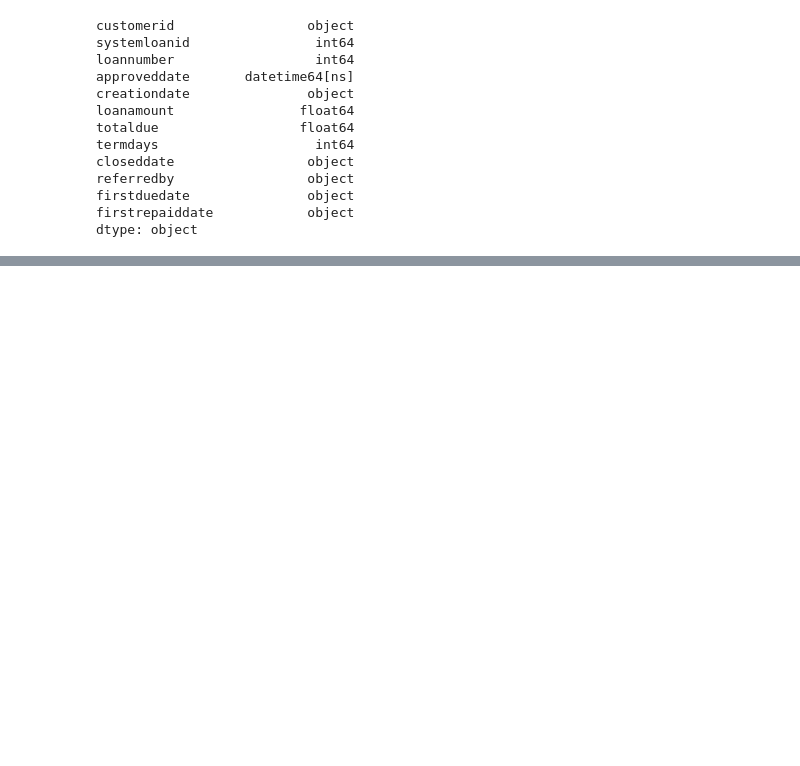
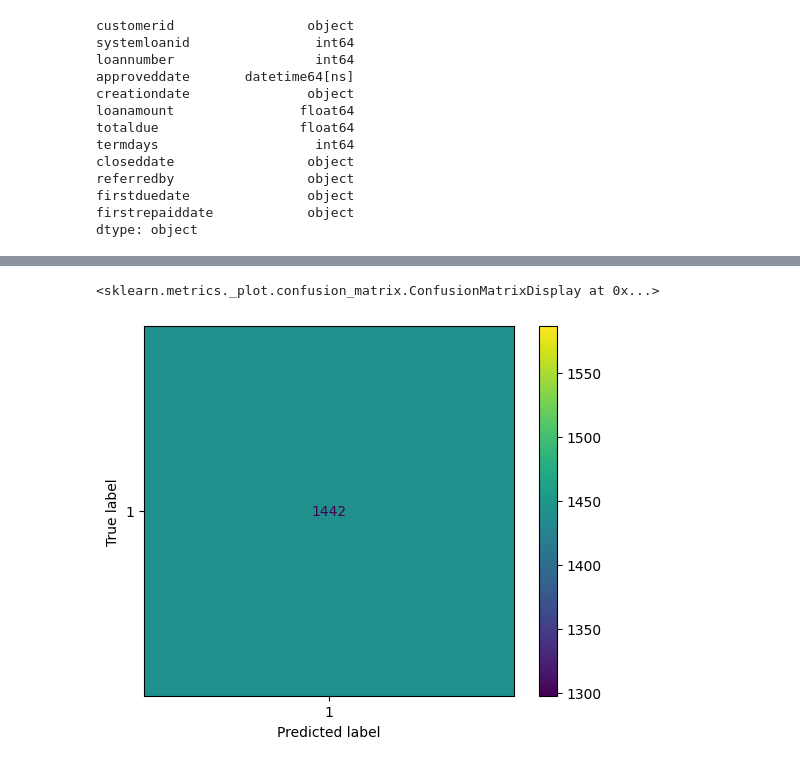
Before and after one commit to Refactory-Capstone-Project/Loan-default-prediction-challenge-, a Jupyter notebook: LoanPredictionSubmission.ipynb, the cells around one changed output, grey strips where cells are left out. Drawn from its saved outputs; the diff is of its cells as text; code cells hidden in the pictures; blank space fills up the shorter version.

```diff
--- a/LoanPredictionSubmission.ipynb
+++ b/LoanPredictionSubmission.ipynb
@@ -368,3 +360,9 @@ referredby                 object
 firstduedate               object
 firstrepaiddate            object
 dtype: object
+# %%
+train_prevloans['loanstatus'] = (train_prevloans['totaldue'] - train_prevloans['loanamount']).apply(lambda x: 1 if x >= 0 else 0)
+train_prevloans = train_prevloans.drop(['customerid', 'systemloanid', 'approveddate', 'creationdate', 'closeddate', 'referredby',
+              'firstduedate', 'firstrepaiddate', 'loanamount', 'totaldue'], axis=1)
+
+train_prevloans.loc[:,"loanstatus"]
@@ -370,0 +382,12 @@ dtype: object
+# %%
+x_train = train_prevloans.drop('loanstatus', axis=1)
+y_train = train_prevloans['loanstatus']
+
+from sklearn.tree import DecisionTreeClassifier
+from sklearn.metrics import accuracy_score, classification_report, confusion_matrix
+
+model = DecisionTreeClassifier(random_state=42)
+# %%
+test_prevloans = pd.read_csv('/content/testprevloans.csv')
+test_prevloans = test_prevloans.drop_duplicates (subset='customerid', keep='first', inplace=False)
+test_prevloans.info()
@@ -370,0 +414,9 @@ dtype: object
+# %%
+x_test = test_prevloans.drop('loanstatus', axis=1)
+y_test= test_prevloans['loanstatus']
+model.fit(x_train, y_train)
+y_predict=model.predict(x_test)
+accuracy = accuracy_score(y_test, y_predict)
+print(f'Accuracy: {accuracy}')
+
+print(classification_report(y_test, y_predict))
@@ -370,0 +432,6 @@ dtype: object
+# %%
+from sklearn.metrics import ConfusionMatrixDisplay
+ConfusionMatrixDisplay.from_estimator(model,x_test,y_test)
+# %% [output]
+<sklearn.metrics._plot.confusion_matrix.ConfusionMatrixDisplay at 0x...>
+[figure, added]
```
Also changed, not shown: parts of 6 cells of this notebook.
